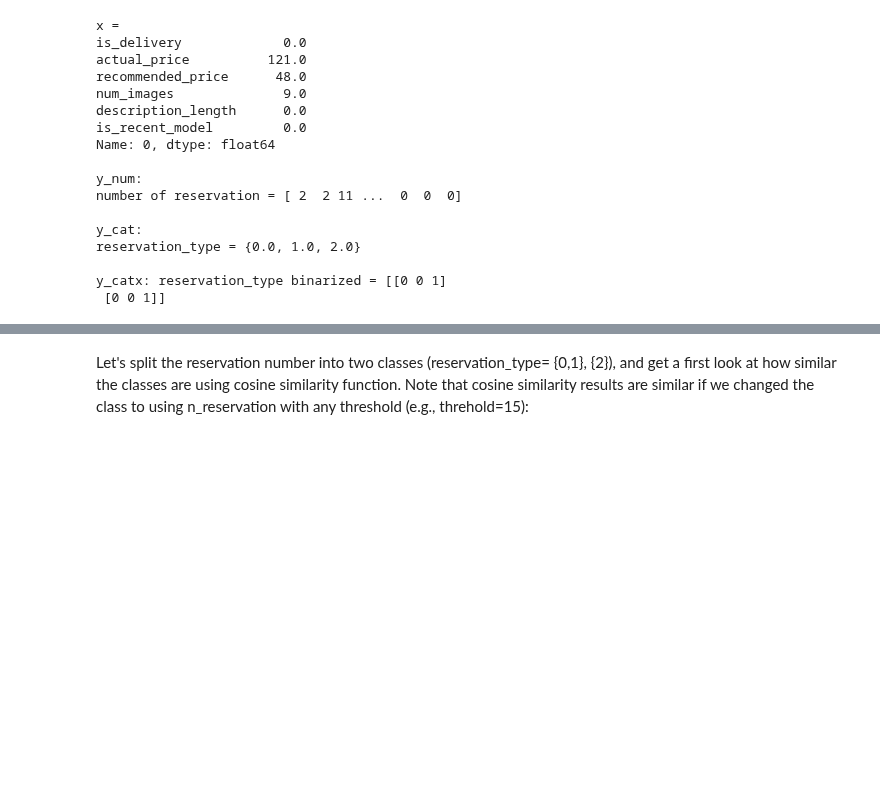
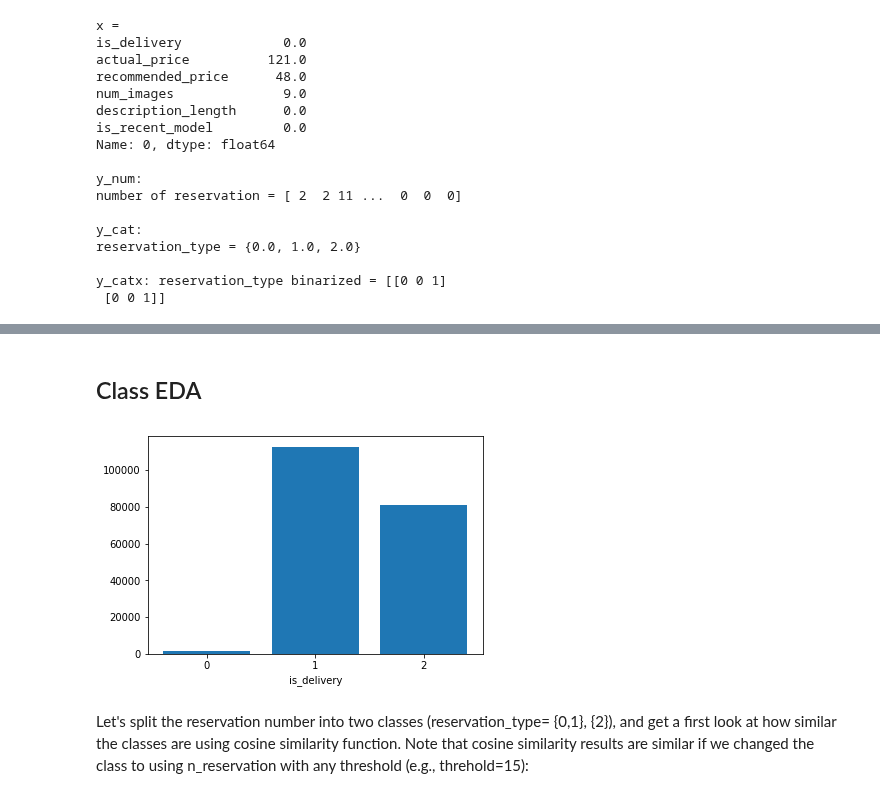
Before and after one commit to ginochen/Dual-branched_DNN_SVM, a Jupyter notebook: Dual_branched_DNN_SVM.ipynb, the cells around one changed output, grey strips where cells are left out. Drawn from its saved outputs; the diff is of its cells as text; code cells hidden in the pictures; blank space fills up the shorter version.

```diff
--- a/Dual_branched_DNN_SVM.ipynb
+++ b/Dual_branched_DNN_SVM.ipynb
@@ -163,3 +263,12 @@ y_catx: reservation_type binarized = [[0 0 1]
+# %% [markdown]
+## Class EDA
+# %%
+# revservation_type
+plt.bar(['0','1','2'],[sum(df['reservation_type']==0),sum(df['reservation_type']==1),sum(df['reservation_type']==2)])
+plt.xlabel('is_delivery')
+plt.show()
+# %% [output]
+[figure, added]
 # %% [markdown]
 Let's split the reservation number into two classes (reservation_type= {0,1}, {2}), and get a first look at how similar the classes are using cosine similarity function. Note that cosine similarity results are similar if we changed the class to using n_reservation with any threshold (e.g., threhold=15):
 # %%
```
Also changed, not shown: parts of 6 cells of this notebook.
